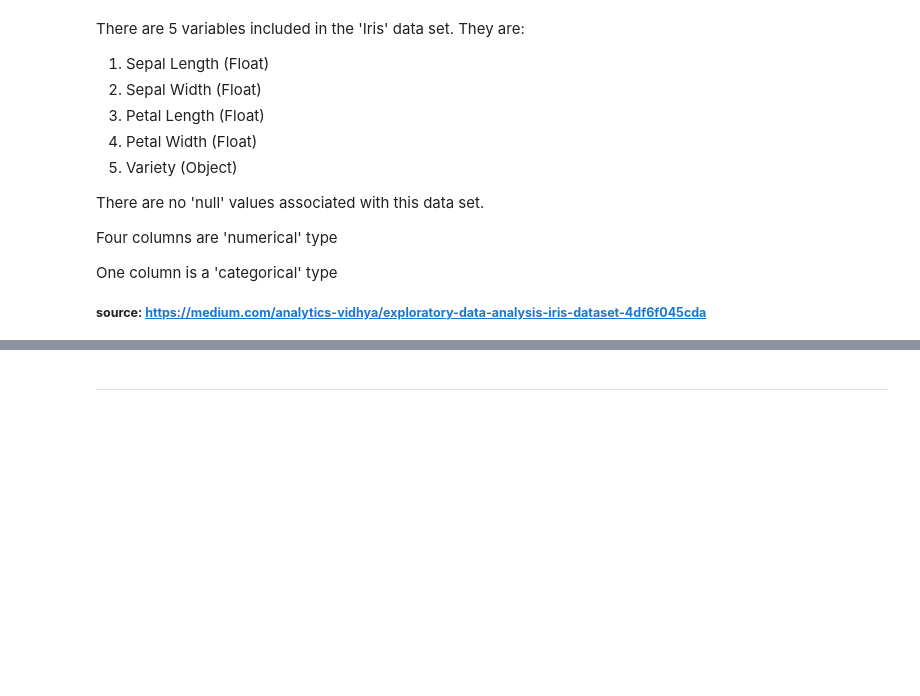
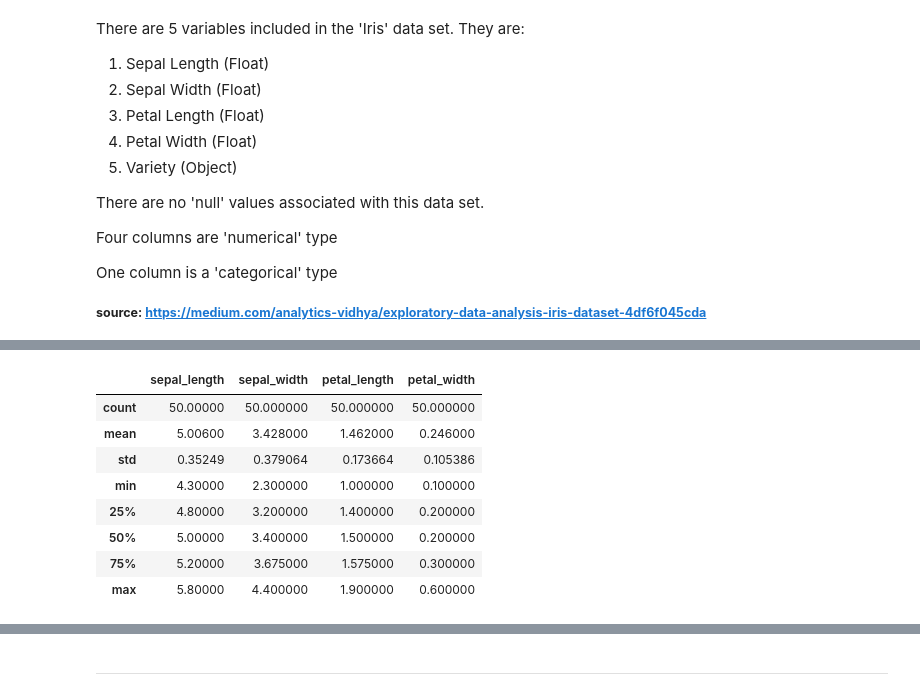
Before and after one commit to galto4/pands-project, a Jupyter notebook: iris.ipynb, the cells around one changed output, grey strips where cells are left out. Saved outputs shown, nothing was run; the diff lists cells and outputs as text; code cells hidden in the pictures; blank space fills up the shorter version.

```diff
--- a/iris.ipynb
+++ b/iris.ipynb
@@ -127,0 +121,14 @@ Name: count, dtype: int64
+# %%
+# 4.3.1. Describing the 'Setosa' sub-set of data
+iris_setosa = iris.loc[iris["species"]=="setosa"]
+iris_setosa.describe()
+# %% [output]
+|  | sepal_length | sepal_width | petal_length | petal_width |
+| count | 50.00000 | 50.000000 | 50.000000 | 50.000000 |
+| mean | 5.00600 | 3.428000 | 1.462000 | 0.246000 |
+| std | 0.35249 | 0.379064 | 0.173664 | 0.105386 |
+| min | 4.30000 | 2.300000 | 1.000000 | 0.100000 |
+| 25% | 4.80000 | 3.200000 | 1.400000 | 0.200000 |
+| 50% | 5.00000 | 3.400000 | 1.500000 | 0.200000 |
+| 75% | 5.20000 | 3.675000 | 1.575000 | 0.300000 |
+| max | 5.80000 | 4.400000 | 1.900000 | 0.600000 |
```
Also changed, not shown: parts of 19 cells of this notebook, 2 other files.
